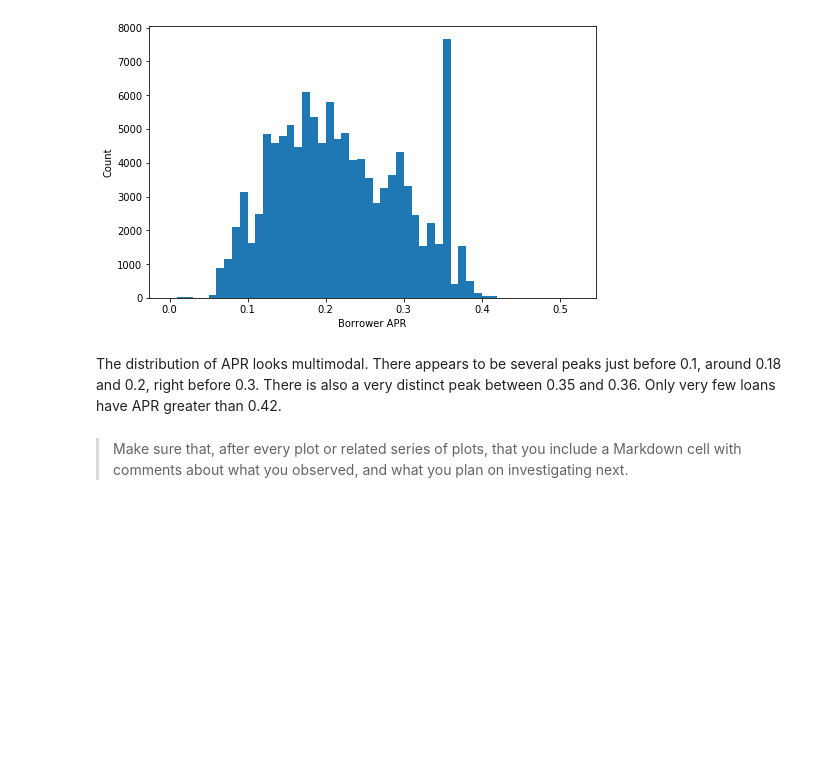
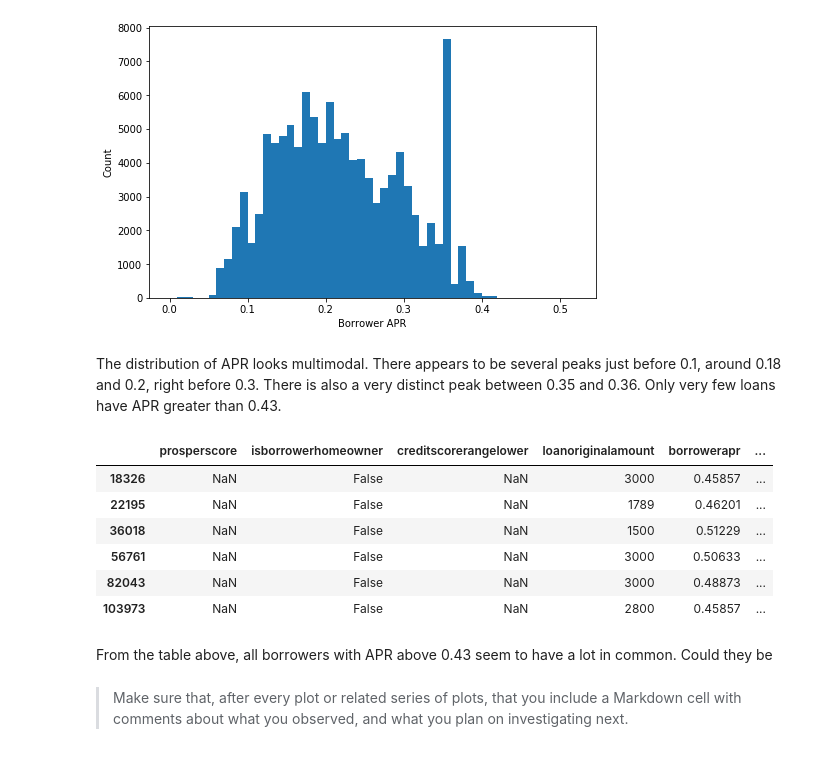
Before and after one commit to chukwume/prosperloandata, a Jupyter notebook: exploration_template.ipynb, the cells around one changed output. Saved outputs shown, nothing was run; the diff lists cells and outputs as text; code cells hidden in the pictures; blank space fills up the shorter version.

```diff
--- a/exploration_template.ipynb
+++ b/exploration_template.ipynb
@@ -96,7 +96,20 @@ plt.ylabel('Count');
 # %% [output]
 [figure]
 # %% [markdown]
-The distribution of APR looks multimodal. There appears to be several peaks just before 0.1, around 0.18 and 0.2, right before 0.3. There is also a very distinct peak between 0.35 and 0.36. Only very few loans have APR greater than 0.42.
+The distribution of APR looks multimodal. There appears to be several peaks just before 0.1, around 0.18 and 0.2, right before 0.3. There is also a very distinct peak between 0.35 and 0.36. Only very few loans have APR greater than 0.43.
+# %%
+# Check loans with APR greater than 0.43
+df_sub[df_sub.borrowerapr>0.43]
+# %% [output]
+|  | prosperscore | isborrowerhomeowner | creditscorerangelower | loanoriginalamount | borrowerapr | ... |
+| 18326 | NaN | False | NaN | 3000 | 0.45857 | ... |
+| 22195 | NaN | False | NaN | 1789 | 0.46201 | ... |
+| 36018 | NaN | False | NaN | 1500 | 0.51229 | ... |
+| 56761 | NaN | False | NaN | 3000 | 0.50633 | ... |
+| 82043 | NaN | False | NaN | 3000 | 0.48873 | ... |
+| 103973 | NaN | False | NaN | 2800 | 0.45857 | ... |
+# %% [markdown]
+From the table above, all borrowers with APR above 0.43 seem to have a lot in common. Could they be
 # %% [markdown]
 > Make sure that, after every plot or related series of plots, that you
 include a Markdown cell with comments about what you observed, and what
```
Also changed, not shown: parts of 4 cells of this notebook.
